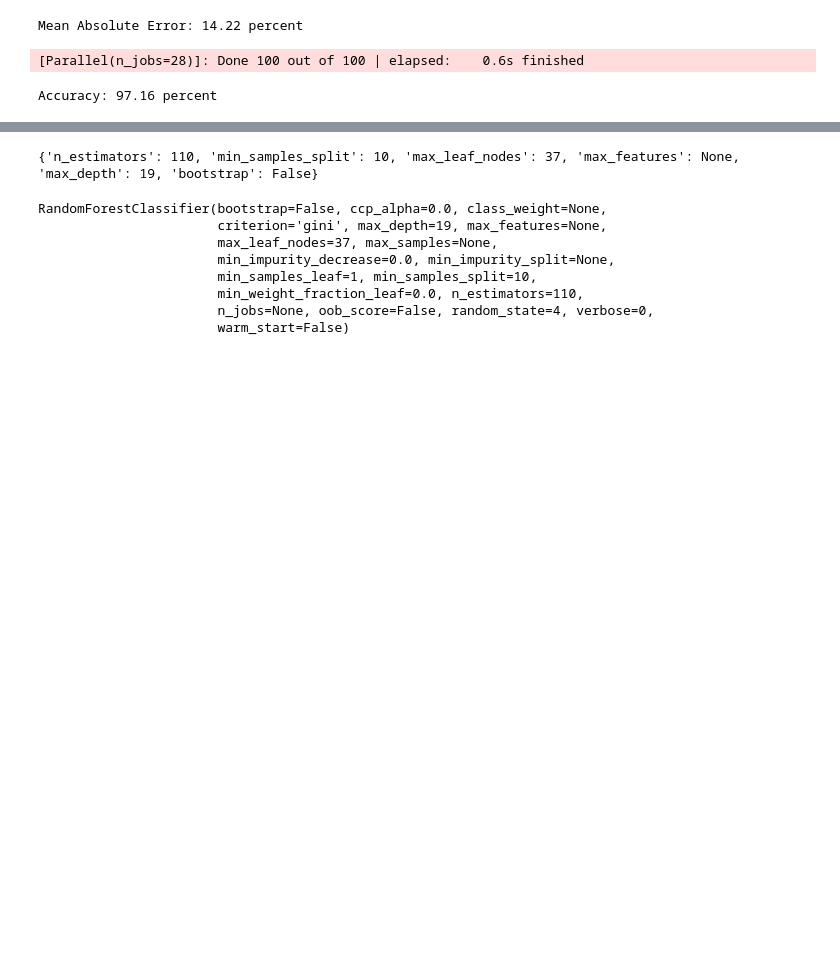
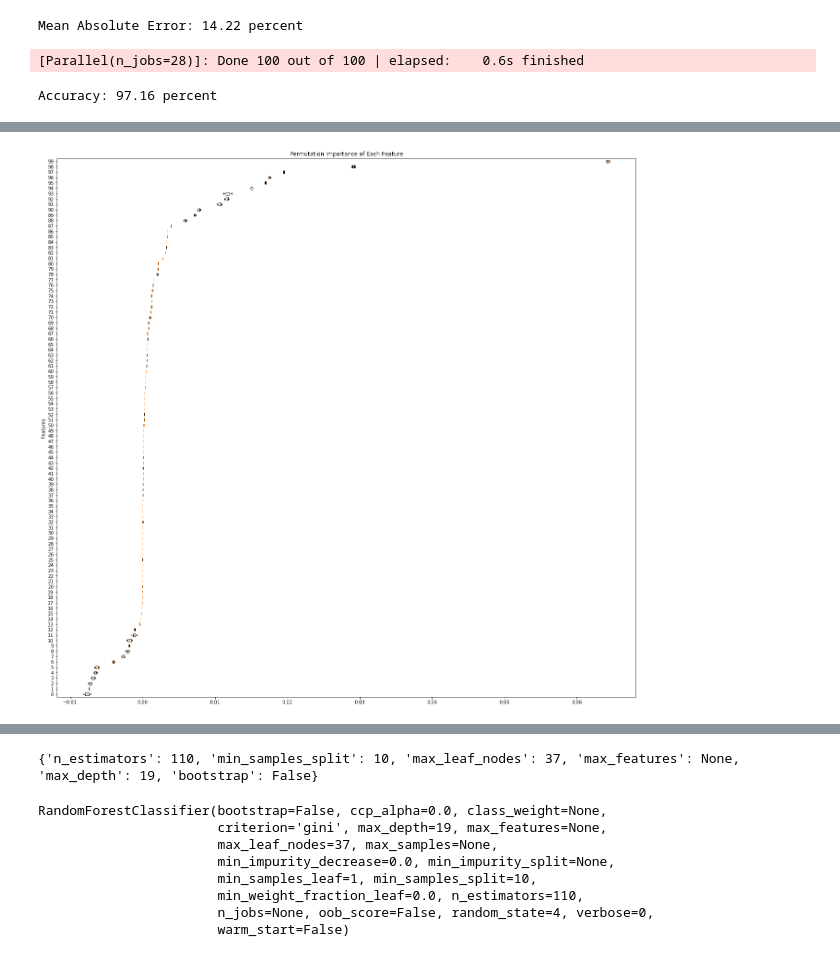
Before and after one commit to hudsonbat/Data-205, a Jupyter notebook: MCCrime_Trees.ipynb, the cells around one changed output, grey strips where cells are left out. Cells and saved outputs as stored; diff of their text form; code cells hidden in the pictures; blank space fills up the shorter version.

```diff
--- a/MCCrime_Trees.ipynb
+++ b/MCCrime_Trees.ipynb
@@ -233,0 +333,4 @@ Variable: Police District Name_WHEATON             Importance: 0.007671357491253
+# %%
+from sklearn.inspection import permutation_importance
+
+result = permutation_importance(model1, test, test_labels, n_repeats=2, random_state=4, n_jobs=-1)
@@ -234,3 +340,14 @@ Variable: Police District Name_WHEATON             Importance: 0.007671357491253
+# %%
+fig, ax = plt.subplots()
+sorted_idx = result.importances_mean.argsort()
+ax.boxplot(result.importances[sorted_idx].T, vert=False, labels=range(train.shape[1]))
+ax.set_title('Permutation Importance of Each Feature')
+ax.set_ylabel('Features')
+fig.tight_layout()
+fig.set_size_inches(20,20)
+plt.show()
+# %% [output]
+[figure, added]
 # %%
 from sklearn.model_selection import RandomizedSearchCV
 
```
Also changed, not shown: parts of 19 cells of this notebook.
